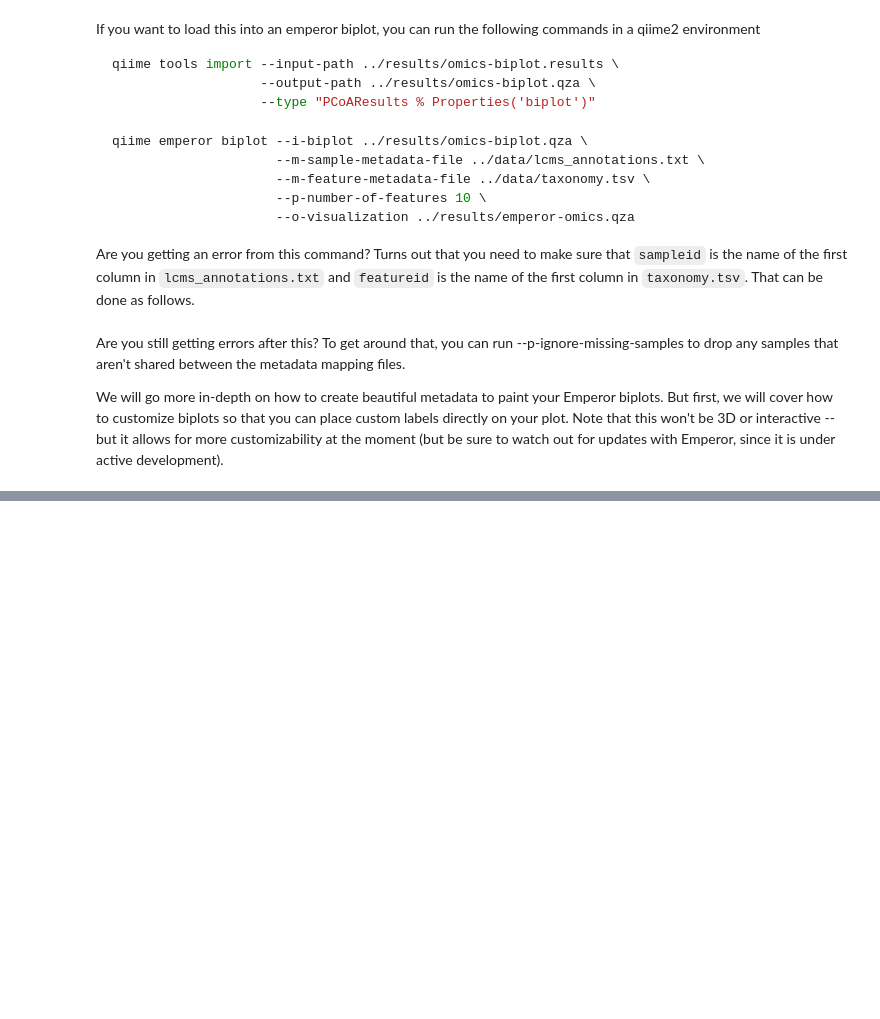
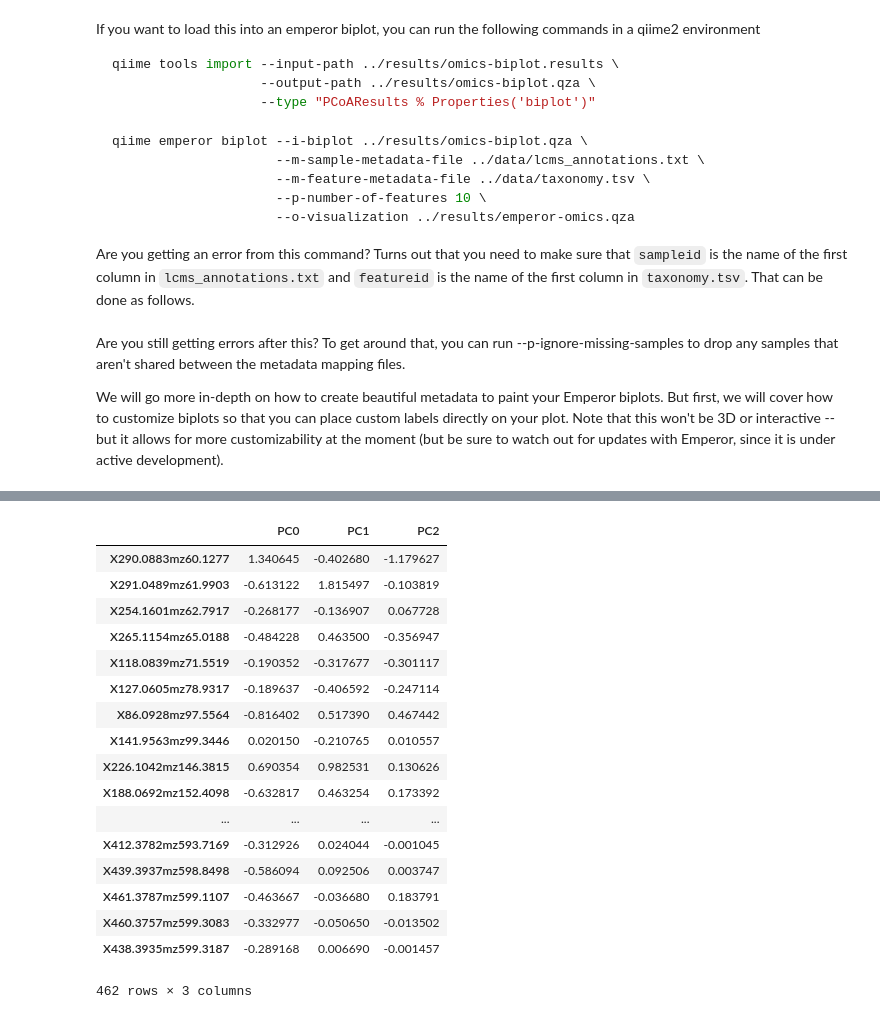
Before and after one commit to knightlab-analyses/multiomic-cooccurrences, a Jupyter notebook: ipynb/biplot-coordinates.ipynb, the cells around one changed output, grey strips where cells are left out. Cells and saved outputs as stored; diff of their text form; code cells hidden in the pictures; blank space fills up the shorter version.

```diff
--- a/ipynb/biplot-coordinates.ipynb
+++ b/ipynb/biplot-coordinates.ipynb
@@ -20,7 +20,7 @@ dim = 3      # --latent-dim
 scale = 1.   # aspect ratios between metabolite points and microbe arrows
 
 # read in the ranks.csv file we saved before.
-ranks = pd.read_csv('../results/ranks.csv', index_col=0)
+ranks = pd.read_csv('../results/cf_output/ranks.csv', index_col=0)
 
 # Everything below are technical details.  You shouldn't have to touch this.
 ranks = ranks.apply(clr_inv).T
@@ -91,0 +102,21 @@ We will go more in-depth on how to create beautiful metadata to paint your Emper
+# %%
+res.samples
+# %% [output]
+|  | PC0 | PC1 | PC2 |
+| X290.0883mz60.1277 | 1.340645 | -0.402680 | -1.179627 |
+| X291.0489mz61.9903 | -0.613122 | 1.815497 | -0.103819 |
+| X254.1601mz62.7917 | -0.268177 | -0.136907 | 0.067728 |
+| X265.1154mz65.0188 | -0.484228 | 0.463500 | -0.356947 |
+| X118.0839mz71.5519 | -0.190352 | -0.317677 | -0.301117 |
+| X127.0605mz78.9317 | -0.189637 | -0.406592 | -0.247114 |
+| X86.0928mz97.5564 | -0.816402 | 0.517390 | 0.467442 |
+| X141.9563mz99.3446 | 0.020150 | -0.210765 | 0.010557 |
+| X226.1042mz146.3815 | 0.690354 | 0.982531 | 0.130626 |
+| X188.0692mz152.4098 | -0.632817 | 0.463254 | 0.173392 |
+| ... | ... | ... | ... |
+| X412.3782mz593.7169 | -0.312926 | 0.024044 | -0.001045 |
+| X439.3937mz598.8498 | -0.586094 | 0.092506 | 0.003747 |
+| X461.3787mz599.1107 | -0.463667 | -0.036680 | 0.183791 |
+| X460.3757mz599.3083 | -0.332977 | -0.050650 | -0.013502 |
+| X438.3935mz599.3187 | -0.289168 | 0.006690 | -0.001457 |
+462 rows × 3 columns
```
Also changed, not shown: parts of 2 cells of this notebook, 8 other files.
